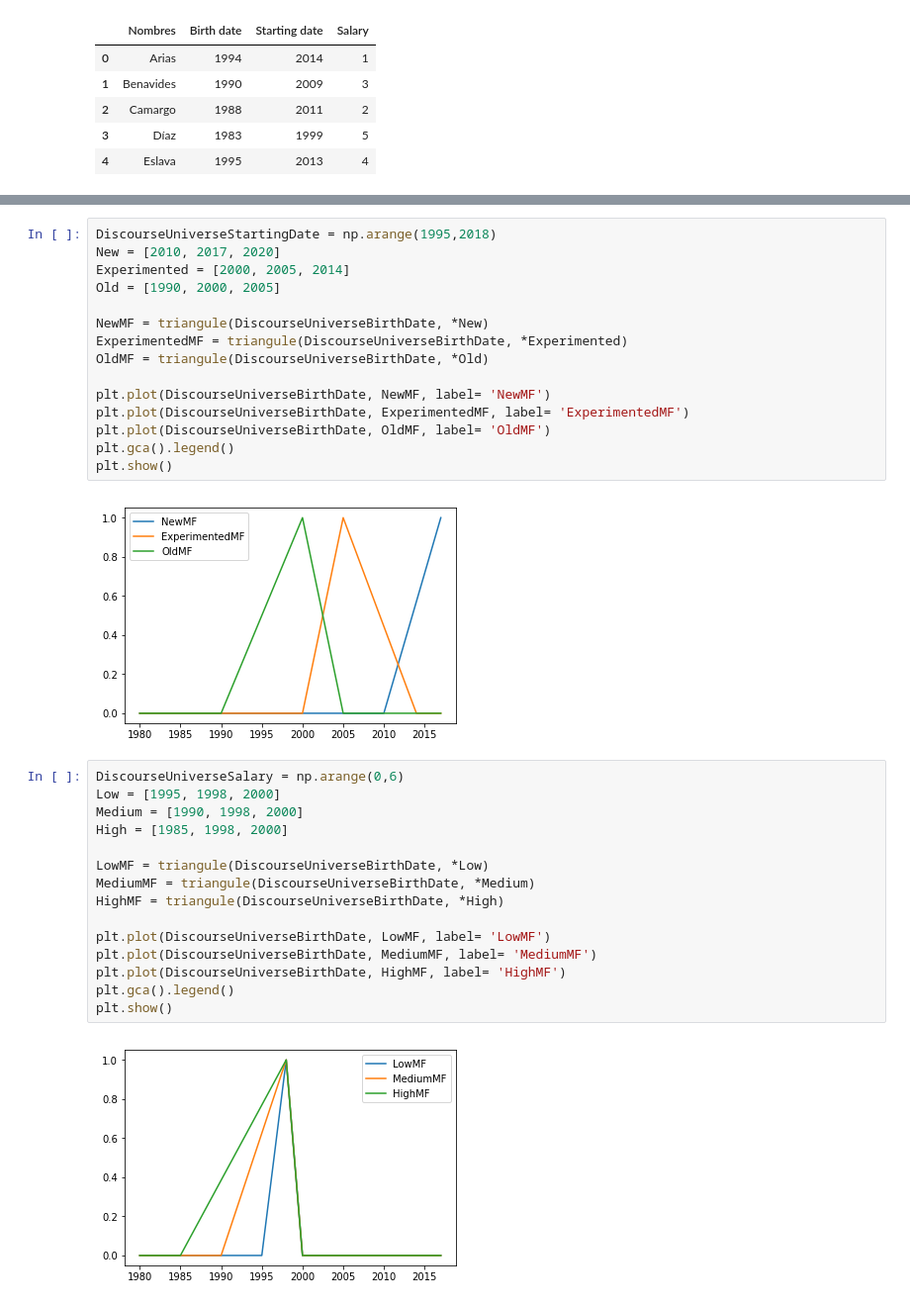
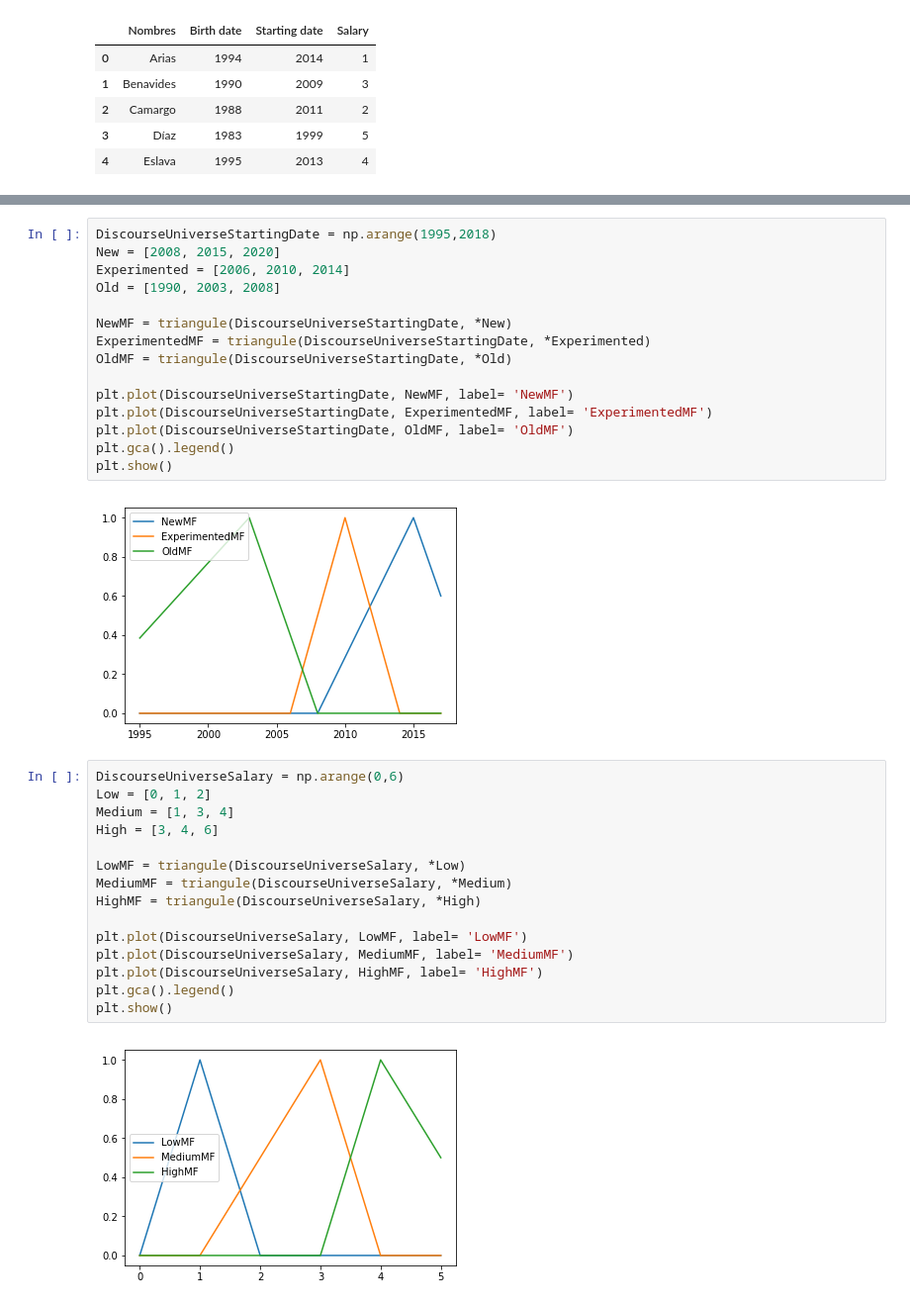
Before and after one commit to williamegomez/Machine-Learnign-Teaching, a Jupyter notebook: lessons/2018-2/Fuzzy Logic/Fuzzy decisions.ipynb, the cells around one changed output, grey strips where cells are left out. Shown at 99% size. Cells and saved outputs as stored; diff of their text form.

```diff
--- a/lessons/2018-2/Fuzzy Logic/Fuzzy decisions.ipynb
+++ b/lessons/2018-2/Fuzzy Logic/Fuzzy decisions.ipynb
@@ -41,36 +55,36 @@ plt.show()
 # %%
 DiscourseUniverseStartingDate = np.arange(1995,2018)
-New = [2010, 2017, 2020]
-Experimented = [2000, 2005, 2014]
-Old = [1990, 2000, 2005]
+New = [2008, 2015, 2020]
+Experimented = [2006, 2010, 2014]
+Old = [1990, 2003, 2008]
 
-NewMF = triangule(DiscourseUniverseBirthDate, *New)
-ExperimentedMF = triangule(DiscourseUniverseBirthDate, *Experimented)
-OldMF = triangule(DiscourseUniverseBirthDate, *Old)
+NewMF = triangule(DiscourseUniverseStartingDate, *New)
+ExperimentedMF = triangule(DiscourseUniverseStartingDate, *Experimented)
+OldMF = triangule(DiscourseUniverseStartingDate, *Old)
 
-plt.plot(DiscourseUniverseBirthDate, NewMF, label= 'NewMF')
-plt.plot(DiscourseUniverseBirthDate, ExperimentedMF, label= 'ExperimentedMF')
-plt.plot(DiscourseUniverseBirthDate, OldMF, label= 'OldMF')
+plt.plot(DiscourseUniverseStartingDate, NewMF, label= 'NewMF')
+plt.plot(DiscourseUniverseStartingDate, ExperimentedMF, label= 'ExperimentedMF')
+plt.plot(DiscourseUniverseStartingDate, OldMF, label= 'OldMF')
 plt.gca().legend()
 plt.show()
 # %% [output]
-[figure, old version]
+[figure, new version]
 # %%
 DiscourseUniverseSalary = np.arange(0,6)
-Low = [1995, 1998, 2000]
-Medium = [1990, 1998, 2000]
-High = [1985, 1998, 2000]
+Low = [0, 1, 2]
+Medium = [1, 3, 4]
+High = [3, 4, 6]
 
-LowMF = triangule(DiscourseUniverseBirthDate, *Low)
-MediumMF = triangule(DiscourseUniverseBirthDate, *Medium)
-HighMF = triangule(DiscourseUniverseBirthDate, *High)
+LowMF = triangule(DiscourseUniverseSalary, *Low)
+MediumMF = triangule(DiscourseUniverseSalary, *Medium)
+HighMF = triangule(DiscourseUniverseSalary, *High)
 
-plt.plot(DiscourseUniverseBirthDate, LowMF, label= 'LowMF')
-plt.plot(DiscourseUniverseBirthDate, MediumMF, label= 'MediumMF')
-plt.plot(DiscourseUniverseBirthDate, HighMF, label= 'HighMF')
+plt.plot(DiscourseUniverseSalary, LowMF, label= 'LowMF')
+plt.plot(DiscourseUniverseSalary, MediumMF, label= 'MediumMF')
+plt.plot(DiscourseUniverseSalary, HighMF, label= 'HighMF')
 plt.gca().legend()
 plt.show()
 # %% [output]
-[figure, old version]
+[figure, new version]
 # %%
 DiscourseUniverseBirthDate = np.arange(1980,2018)
```
Also changed, not shown: parts of 3 cells of this notebook.
